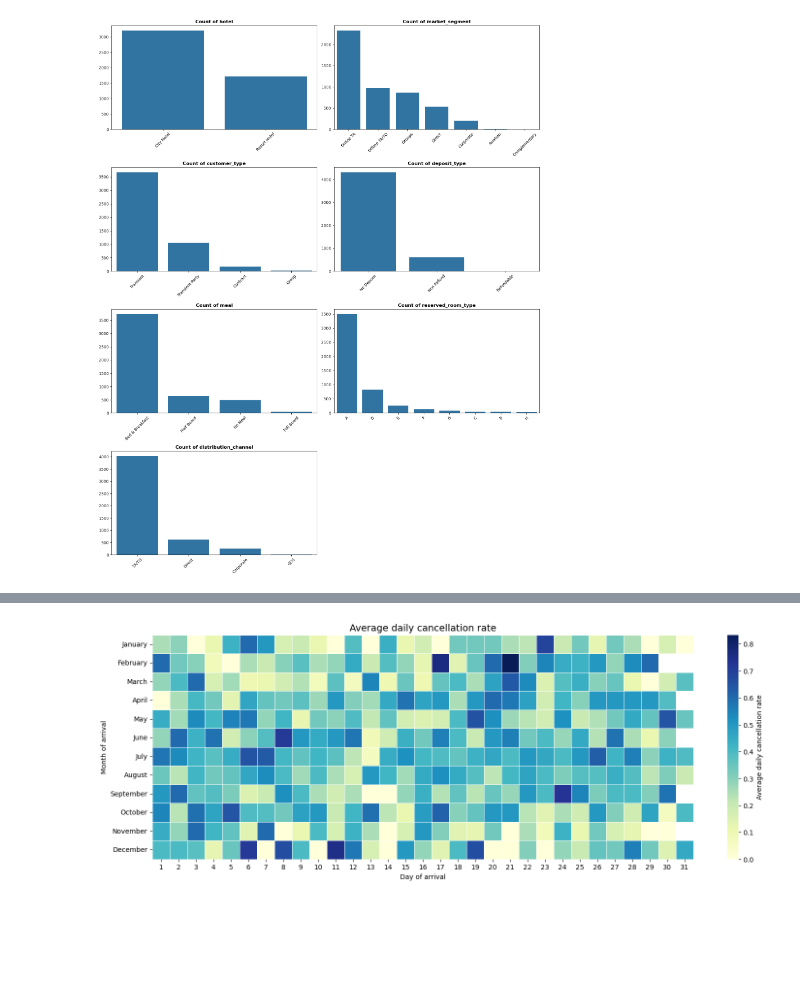
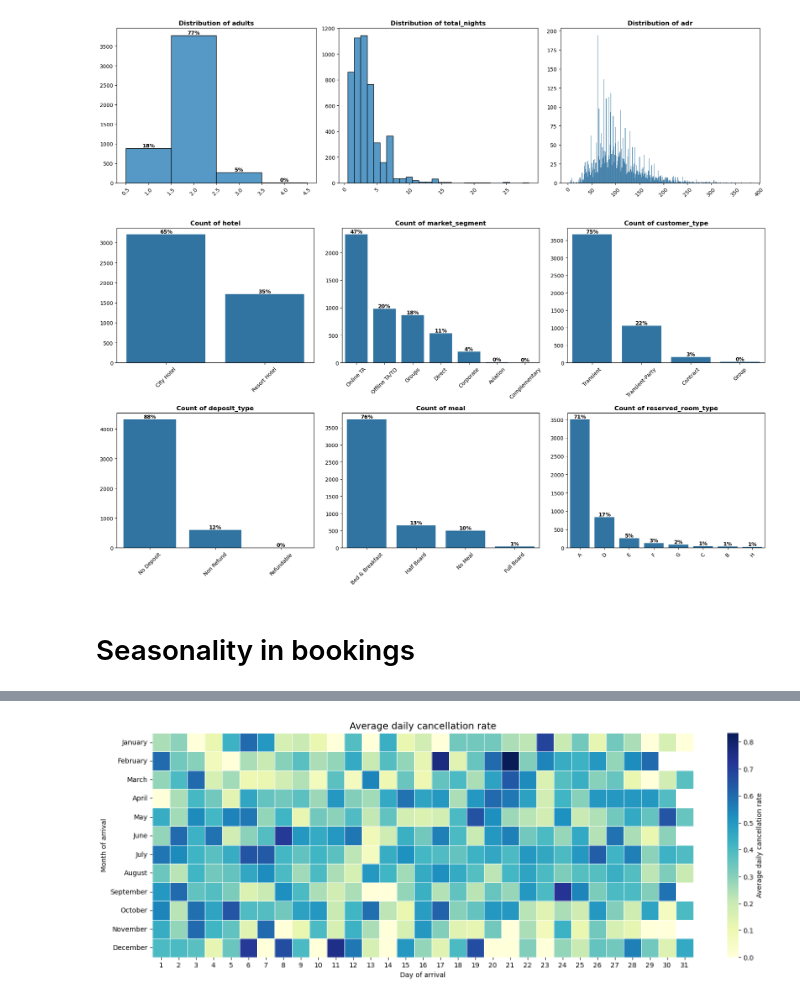
Before and after one commit to luciledubarry/Hotel_booking_analysis, a Jupyter notebook: hotel_booking_analysis.ipynb, the cells around one changed output, grey strips where cells are left out. Saved outputs shown, nothing was run; the diff lists cells and outputs as text; code cells hidden in the pictures; blank space fills up the shorter version.

```diff
--- a/hotel_booking_analysis.ipynb
+++ b/hotel_booking_analysis.ipynb
@@ -139,9 +142,0 @@ Name: proportion, dtype: float64
-# %%
-# Graphical representation of numerical variables
-for var in ['adults', 'total_nights', 'adr']:
-    plt.figure(figsize=(8, 4))
-    sns.histplot(booking[var], kde=True)
-    plt.title(f'Distribution of {var}')
-    plt.xlabel(var)
-    plt.ylabel('Frequency')
-    plt.show()
@@ -152,26 +167,69 @@ for var in ['adults', 'total_nights', 'adr']:
+# %%
+# Graphical representation of numerical variables
+num_vars = ['adults', 'total_nights', 'adr']
+booking[num_vars] = booking[num_vars].astype(int)
+
+fig, axes = plt.subplots(1, 3, figsize=(18, 5))
+
+for i, var in enumerate(num_vars):
+    min_val = booking[var].min()
+    max_val = booking[var].max()
+    bins = range(min_val, max_val + 2)
+
+    sns.histplot(data=booking, x=var, bins=bins, discrete=True, ax=axes[i], kde=False)
+
+    axes[i].set_title(f'Distribution of {var}', fontsize=12, fontweight='bold')
+    axes[i].set_xlabel("")
+    axes[i].set_ylabel("")
+    axes[i].tick_params(axis='x', rotation=45)
+
+    if var == 'adults':
+        total = len(booking)
+        for p in axes[i].patches:
+            height = p.get_height()
+            pct = round((height / total) * 100)
+            axes[i].annotate(f'{pct}%',
+                             (p.get_x() + p.get_width()/2., height),
+                             ha='center', va='bottom',
+                             fontsize=10, fontweight='bold')
+
+plt.tight_layout()
+plt.show()
+# %% [output]
+[figure, added]
 # %%
 # Graphical representation of categorical variables
-cat_vars = ['hotel', 'market_segment', 'customer_type', 'deposit_type', 'meal', 'reserved_room_type', 'distribution_channel']
+# We select market_segment which mostly includes ditrsibution channel.
+cat_vars = ['hotel', 'market_segment', 'customer_type', 'deposit_type', 'meal', 'reserved_room_type']
 
-fig, axes = plt.subplots(4, 2, figsize=(16, 20))
+fig, axes = plt.subplots(2, 3, figsize=(18, 10))
 axes = axes.flatten()
 
 for i, var in enumerate(cat_vars):
+    ax = axes[i]
+
     sns.countplot(
         data=booking,
         x=var,
         order=booking[var].value_counts().index,
-        ax=axes[i]
+        ax=ax
     )
-    axes[i].set_title(f'Count of {var}', fontsize=12, fontweight='bold')
-    axes[i].set_xlabel("")
-    axes[i].set_ylabel("")
-    axes[i].tick_params(axis='x', rotation=45)
 
-for j in range(i + 1, len(axes)):
-    fig.delaxes(axes[j])
+    ax.set_title(f'Count of {var}', fontsize=12, fontweight='bold')
+    ax.set_xlabel("")
+    ax.set_ylabel("")
+    ax.tick_params(axis='x', rotation=45)
+
+    total = len(booking)
+    for p in ax.patches:
+        height = p.get_height()
+        pct = round((height / total) * 100)
+        ax.annotate(f'{pct}%',
+                    (p.get_x() + p.get_width()/2., height),
+                    ha='center', va='bottom',
+                    fontsize=10, fontweight='bold')
 
 plt.tight_layout()
 plt.show()
 # %% [output]
-[figure, old version]
+[figure, new version]
@@ -179,0 +236,2 @@ plt.show()
+# %% [markdown]
+# Seasonality in bookings
```
Also changed, not shown: parts of 31 cells of this notebook.
